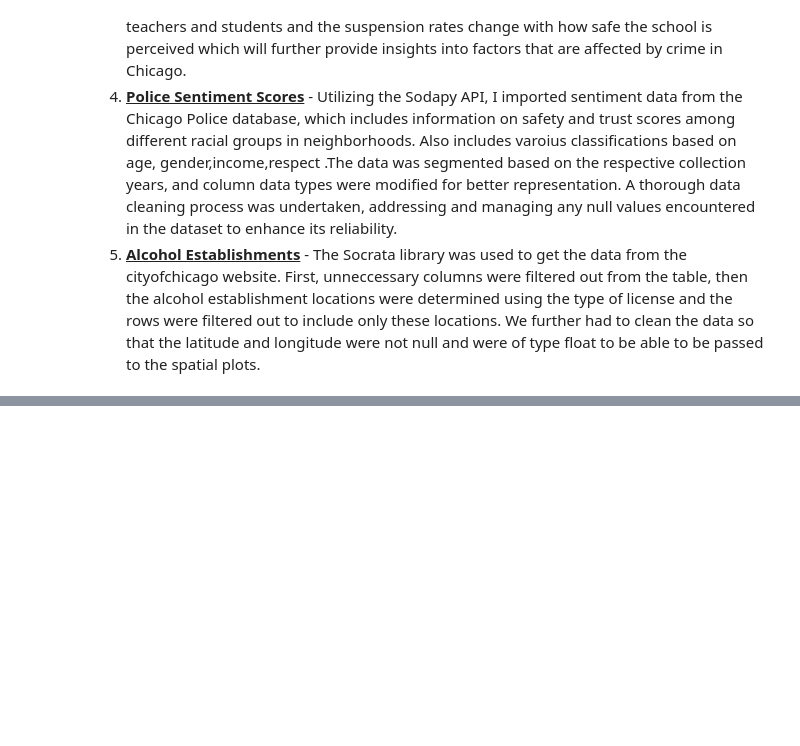
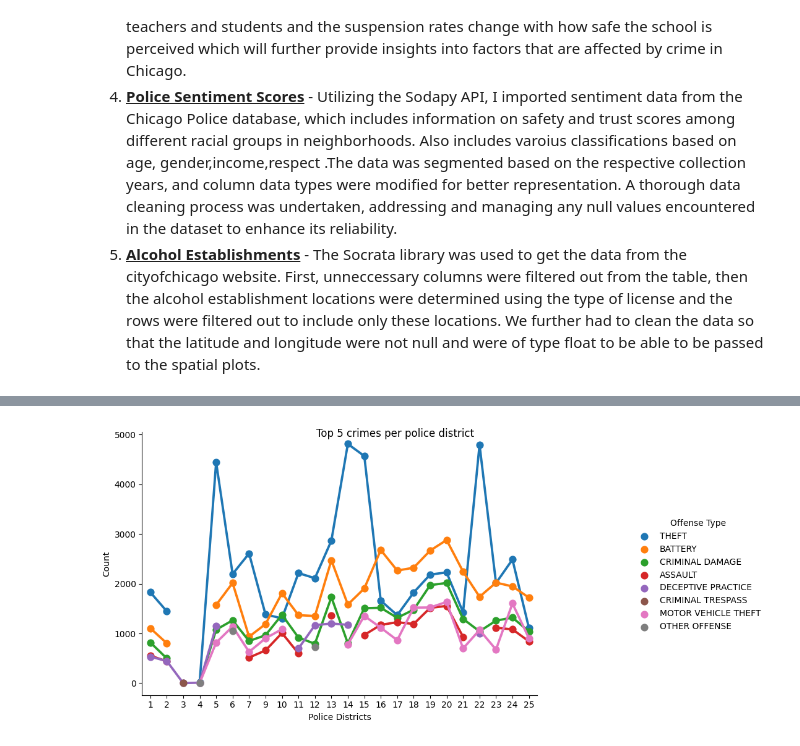
Before and after one commit to AayushG159/CS418-Crime-Root-Detectives, a Jupyter notebook: progress_report.ipynb, the cells around one changed output, grey strips where cells are left out. Drawn from its saved outputs; the diff is of its cells as text; code cells hidden in the pictures; blank space fills up the shorter version.

```diff
--- a/progress_report.ipynb
+++ b/progress_report.ipynb
@@ -20,0 +93,3 @@ One of the issues we faced was finding socio-economic data. The data that we fou
+# %%
+crimes_per_district = crimes_occurred.groupby(['Police Districts', 'Primary Type']).size().reset_index(name='Count')
+crimes_per_district
@@ -20,0 +110,5 @@ One of the issues we faced was finding socio-economic data. The data that we fou
+# %%
+crimes_per_district = crimes_per_district.sort_values(by=['Police Districts', 'Count'], ascending=[True, False])
+crimes_per_district['Police Districts'] = crimes_per_district['Police Districts'].astype(int)
+top_5_district_crimes = crimes_per_district.groupby('Police Districts').head(5)
+top_5_district_crimes
@@ -20,0 +129,8 @@ One of the issues we faced was finding socio-economic data. The data that we fou
+# %%
+axis = sns.catplot(top_5_district_crimes, y='Count', x='Police Districts', hue='Primary Type', kind='point')
+axis.figure.set_figwidth(12)
+axis.figure.suptitle('Top 5 crimes per police district')
+legendObj = axis.legend
+legendObj.set_title('Offense Type')
+# %% [output]
+[figure, added]
```
Also changed, not shown: parts of 34 cells of this notebook.
